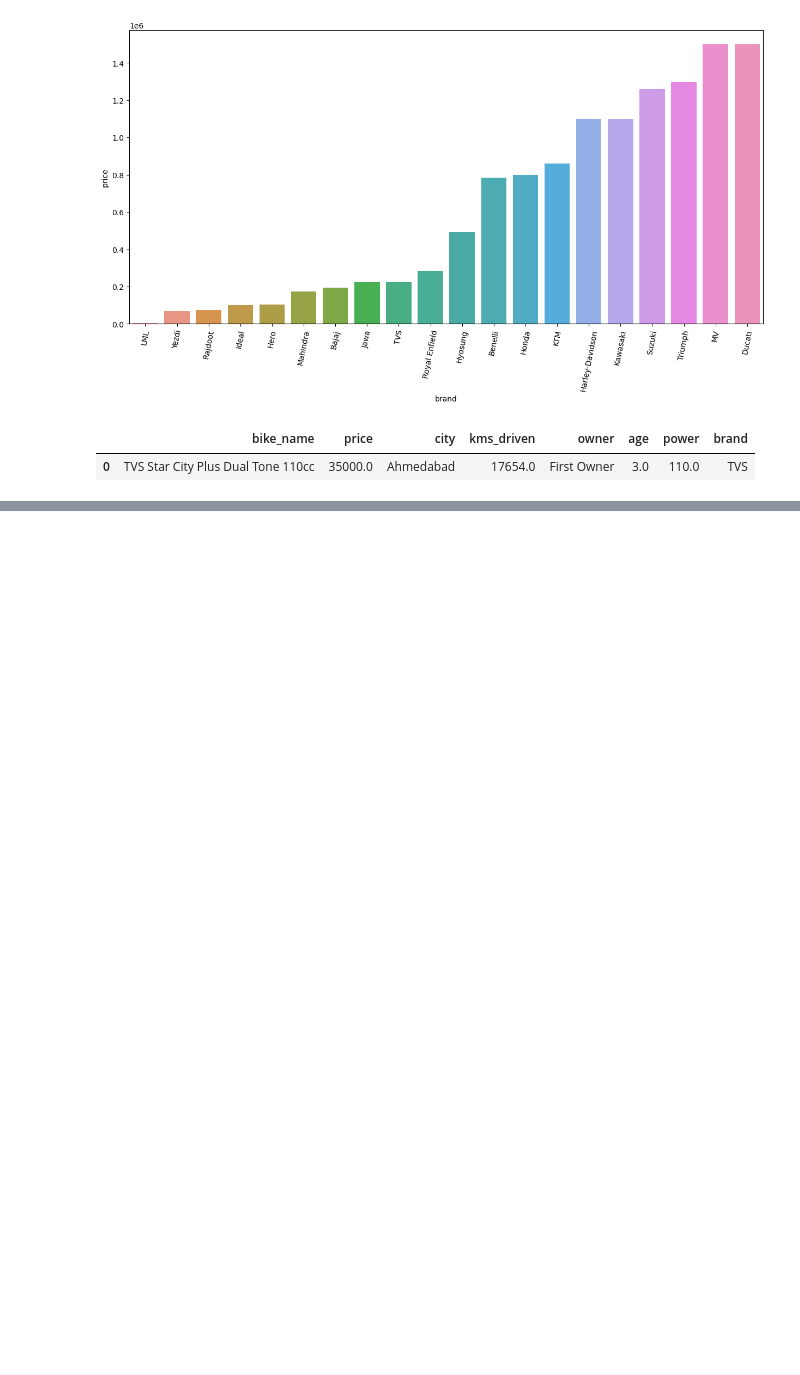
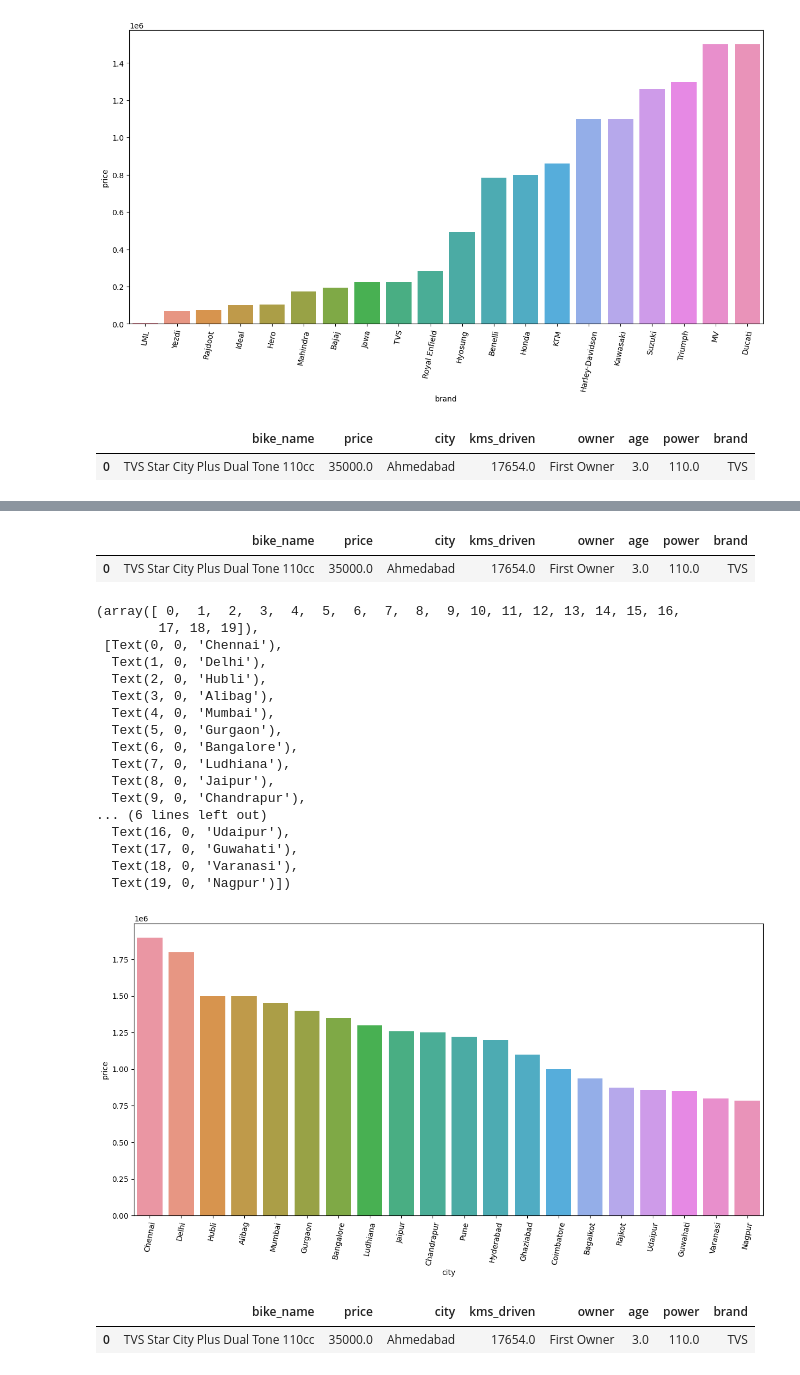
Before and after one commit to shailesh2210/Bike-Share-Prediction, a Jupyter notebook: Data/Untitled.ipynb, the cells around one changed output, grey strips where cells are left out. Drawn from its saved outputs; the diff is of its cells as text; code cells hidden in the pictures; blank space fills up the shorter version.

```diff
--- a/Data/Untitled.ipynb
+++ b/Data/Untitled.ipynb
@@ -340,0 +342,35 @@ sns.scatterplot(data=top_bikesprice_with_kms_driven , x="kms_driven", y="price")
+# %%
+data.head(1)
+# %% [output]
+|  | bike_name | price | city | kms_driven | owner | age | power | brand |
+| 0 | TVS Star City Plus Dual Tone 110cc | 35000.0 | Ahmedabad | 17654.0 | First Owner | 3.0 | 110.0 | TVS |
+# %%
+top_20_with_city = data.groupby("city")["price"].max().sort_values(ascending=False).reset_index().head(20)
+# %%
+plt.figure(figsize=(15 , 7))
+sns.barplot(data=top_20_with_city , x="city" , y="price")
+plt.xticks(rotation=79)
+# %% [output]
+(array([ 0,  1,  2,  3,  4,  5,  6,  7,  8,  9, 10, 11, 12, 13, 14, 15, 16,
+        17, 18, 19]),
+ [Text(0, 0, 'Chennai'),
+  Text(1, 0, 'Delhi'),
+  Text(2, 0, 'Hubli'),
+  Text(3, 0, 'Alibag'),
+  Text(4, 0, 'Mumbai'),
+  Text(5, 0, 'Gurgaon'),
+  Text(6, 0, 'Bangalore'),
+  Text(7, 0, 'Ludhiana'),
+  Text(8, 0, 'Jaipur'),
+  Text(9, 0, 'Chandrapur'),
+... (6 lines left out)
+  Text(16, 0, 'Udaipur'),
+  Text(17, 0, 'Guwahati'),
+  Text(18, 0, 'Varanasi'),
+  Text(19, 0, 'Nagpur')])
+[figure, added]
+# %%
+data.head(1)
+# %% [output]
+|  | bike_name | price | city | kms_driven | owner | age | power | brand |
+| 0 | TVS Star City Plus Dual Tone 110cc | 35000.0 | Ahmedabad | 17654.0 | First Owner | 3.0 | 110.0 | TVS |
```
Also changed, not shown: parts of 32 cells of this notebook.
